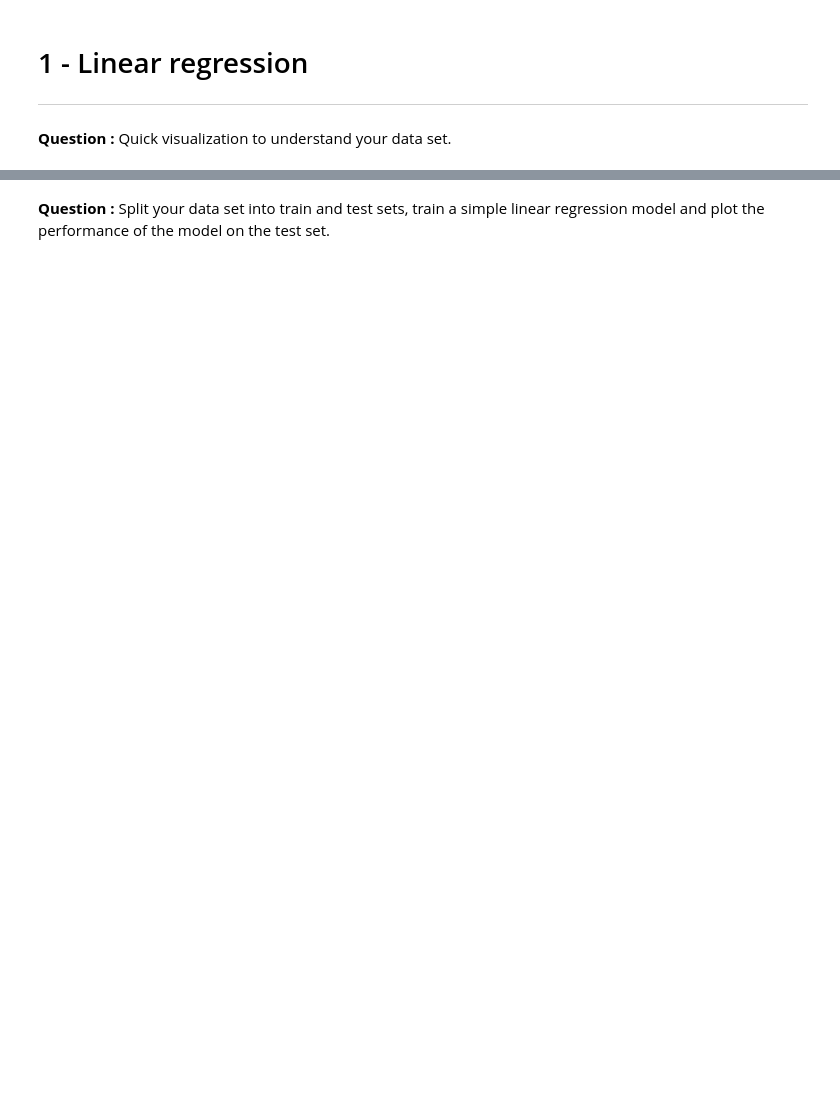
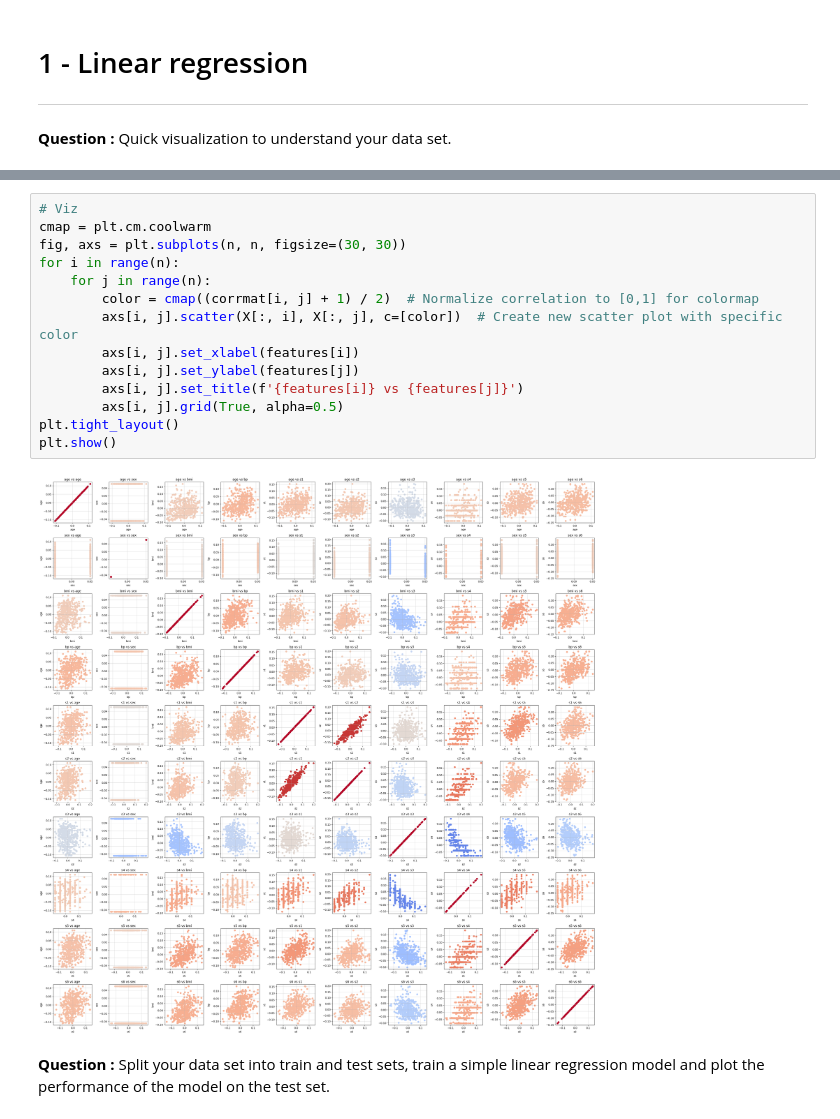
Before and after one commit to gaspardvilla/Nomades_ADA, a Jupyter notebook: Corrections/20_05_2025/20_05_2025.ipynb, the cells around one changed output, grey strips where cells are left out. Cells and saved outputs as stored; diff of their text form; blank space fills up the shorter version.

```diff
--- a/Corrections/20_05_2025/20_05_2025.ipynb
+++ b/Corrections/20_05_2025/20_05_2025.ipynb
@@ -30,3 +48,19 @@ random_state = 4
+# %%
+# Viz
+cmap = plt.cm.coolwarm
+fig, axs = plt.subplots(n, n, figsize=(30, 30))
+for i in range(n):
+    for j in range(n):
+        color = cmap((corrmat[i, j] + 1) / 2)  # Normalize correlation to [0,1] for colormap
+        axs[i, j].scatter(X[:, i], X[:, j], c=[color])  # Create new scatter plot with specific color
+        axs[i, j].set_xlabel(features[i])
+        axs[i, j].set_ylabel(features[j])
+        axs[i, j].set_title(f'{features[i]} vs {features[j]}')
+        axs[i, j].grid(True, alpha=0.5)
+plt.tight_layout()
+plt.show()
+# %% [output]
+[figure, added]
 # %% [markdown]
 **Question :** Split your data set into train and test sets, train a simple linear regression model and plot the performance of the model on the test set.
 # %%
```
Also changed, not shown: parts of 16 cells of this notebook, 4 other files.
